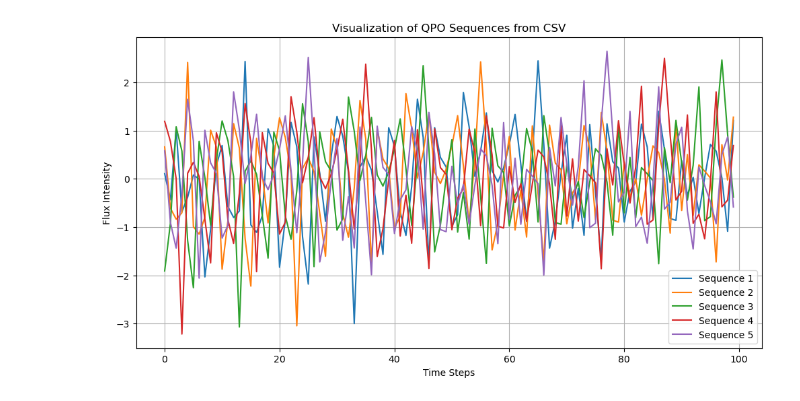
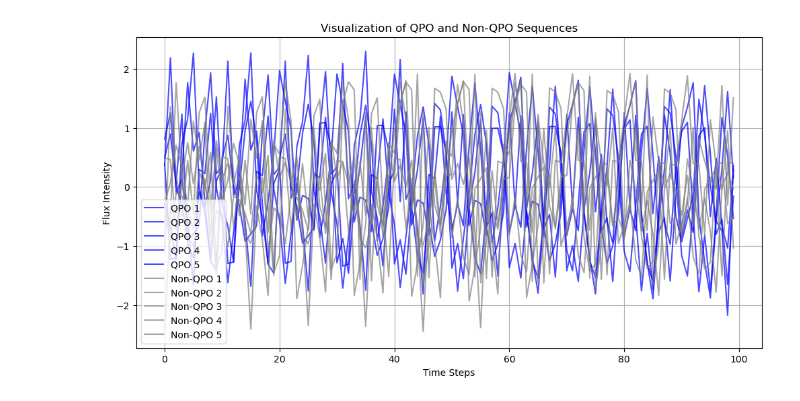
Before and after one commit to sravanth-space/ds_project, a Jupyter notebook: generate_train_data.ipynb, the cells around one changed output. Saved outputs shown, nothing was run; the diff lists cells and outputs as text; code cells hidden in the pictures.

Commit message:
Add initial implementation of LSTM model for QPO classification
Update to add labels to the dataset.

```diff
--- a/generate_train_data.ipynb
+++ b/generate_train_data.ipynb
@@ -290,33 +318,46 @@ Saved 4500 sequences to qpo_dataset/qpo_data_100.csv
 # %%
-# Function to visualize QPO sequences from a CSV file
-def visualize_qpo_file(filename, num_samples=5):
+# Updated function to visualize both QPO and Non-QPO sequences in a balanced way
+def visualize_qpo_file_balanced(filename, num_samples=5):
     """
-    Visualizes QPO sequences from a saved CSV file.
+    Visualizes both QPO and Non-QPO sequences from a saved CSV file, ensuring equal representation.
 
     Parameters:
     - filename: Path to the CSV file
-    - num_samples: Number of sequences to visualize
+    - num_samples: Number of sequences to visualize for each class (QPO and Non-QPO)
     """
     # Load data
     df = pd.read_csv(filename)
 
-    # Convert to NumPy array
-    sequences = df.values  # Each row is a time-series sequence
+    # Extract labels and sequences
+    labels = df["label"].values  # Extract labels
+    sequences = df.drop(columns=["label"]).values  # Remove labels column
 
-    # Select a subset of sequences for visualization
+    # Separate QPO and Non-QPO sequences
+    qpo_sequences = sequences[labels == 1]
+    non_qpo_sequences = sequences[labels == 0]
+
+    # Ensure we have enough samples for both categories
+    num_qpo_samples = min(num_samples, len(qpo_sequences))
+    num_non_qpo_samples = min(num_samples, len(non_qpo_sequences))
+
     plt.figure(figsize=(12, 6))
 
-    for i in range(min(num_samples, len(sequences))):
-        plt.plot(sequences[i], label=f"Sequence {i+1}")
+    # Plot QPO sequences
+    for i in range(num_qpo_samples):
+        plt.plot(qpo_sequences[i], label=f"QPO {i+1}", color="blue", alpha=0.7)
+
+    # Plot Non-QPO sequences
+    for i in range(num_non_qpo_samples):
+        plt.plot(non_qpo_sequences[i], label=f"Non-QPO {i+1}", color="gray", alpha=0.7)
 
     plt.xlabel("Time Steps")
     plt.ylabel("Flux Intensity")
-    plt.title("Visualization of QPO Sequences from CSV")
+    plt.title("Visualization of QPO and Non-QPO Sequences")
     plt.legend()
     plt.grid(True)
     plt.show()
 
-# Example usage: Visualize data from one of the saved files
-visualize_qpo_file("qpo_dataset/qpo_data_1.csv")
+# Example usage: Ensure that QPO and Non-QPO sequences are balanced
+visualize_qpo_file_balanced("qpo_dataset/labeled_qpo_data_1.csv")
 # %% [output]
-[figure, old version]
+[figure, new version]
```
Also changed, not shown: parts of 5 cells of this notebook, 2 other files.
